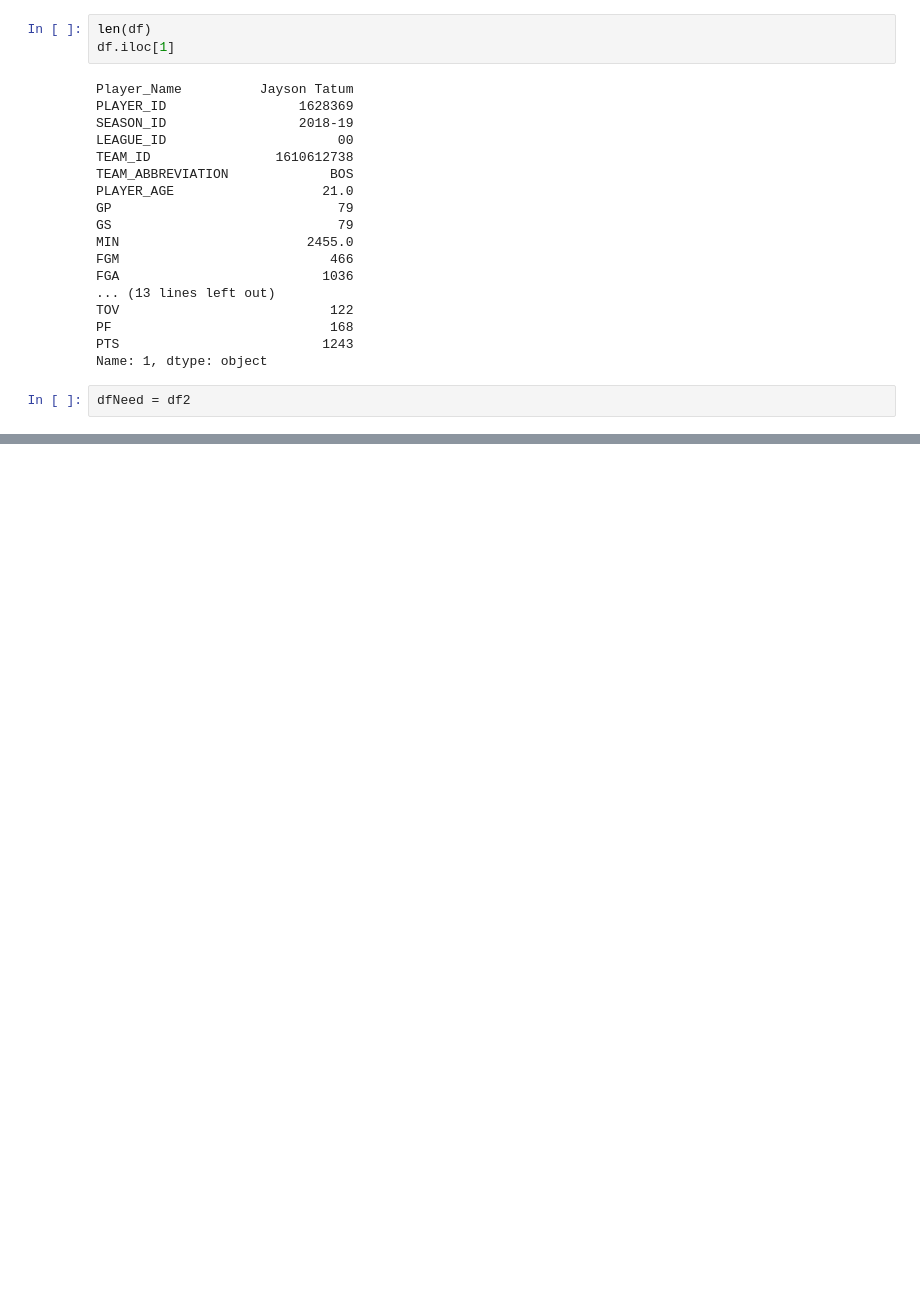
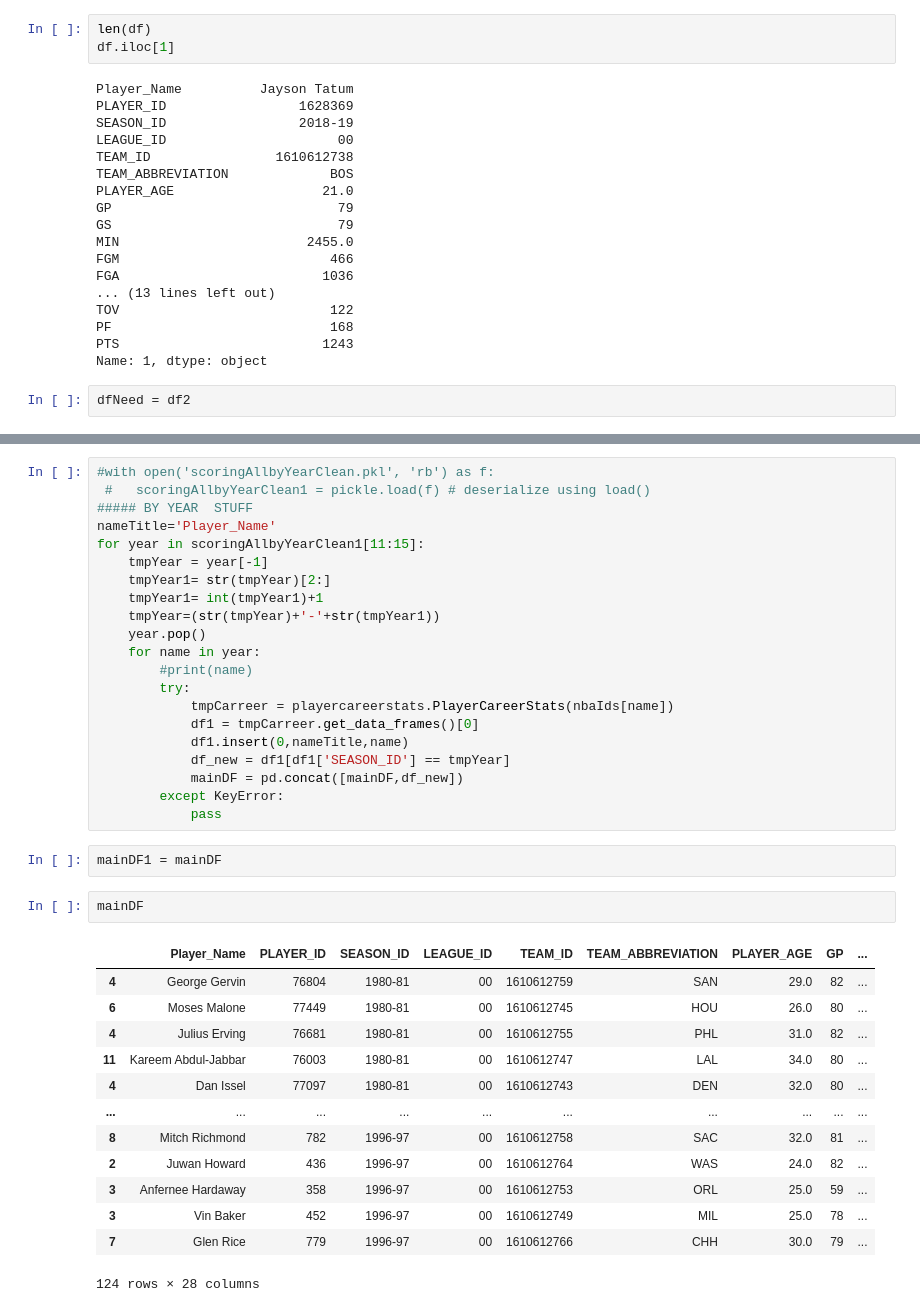
Before and after one commit to ColeSlattery/info24Project, a Jupyter notebook: storingPlayerDFs.ipynb, the cells around one changed output, grey strips where cells are left out. Saved outputs shown, nothing was run; the diff lists cells and outputs as text; blank space fills up the shorter version.

```diff
--- a/storingPlayerDFs.ipynb
+++ b/storingPlayerDFs.ipynb
@@ -363,0 +566,39 @@ for year in scoringAllbyYearClean:
+# %%
+#with open('scoringAllbyYearClean.pkl', 'rb') as f:
+ #   scoringAllbyYearClean1 = pickle.load(f) # deserialize using load()
+##### BY YEAR  STUFF
+nameTitle='Player_Name'
+for year in scoringAllbyYearClean1[11:15]:
+    tmpYear = year[-1]
+    tmpYear1= str(tmpYear)[2:]
+    tmpYear1= int(tmpYear1)+1
+    tmpYear=(str(tmpYear)+'-'+str(tmpYear1))
+    year.pop()
+    for name in year:
+        #print(name)
+        try:
+            tmpCarreer = playercareerstats.PlayerCareerStats(nbaIds[name])
+            df1 = tmpCarreer.get_data_frames()[0]
+            df1.insert(0,nameTitle,name)
+            df_new = df1[df1['SEASON_ID'] == tmpYear]
+            mainDF = pd.concat([mainDF,df_new])
+        except KeyError:
+            pass
+# %%
+mainDF1 = mainDF
+# %%
+mainDF
+# %% [output]
+|  | Player_Name | PLAYER_ID | SEASON_ID | LEAGUE_ID | TEAM_ID | TEAM_ABBREVIATION | PLAYER_AGE | GP | ... |
+| 4 | George Gervin | 76804 | 1980-81 | 00 | 1610612759 | SAN | 29.0 | 82 | ... |
+| 6 | Moses Malone | 77449 | 1980-81 | 00 | 1610612745 | HOU | 26.0 | 80 | ... |
+| 4 | Julius Erving | 76681 | 1980-81 | 00 | 1610612755 | PHL | 31.0 | 82 | ... |
+| 11 | Kareem Abdul-Jabbar | 76003 | 1980-81 | 00 | 1610612747 | LAL | 34.0 | 80 | ... |
+| 4 | Dan Issel | 77097 | 1980-81 | 00 | 1610612743 | DEN | 32.0 | 80 | ... |
+| ... | ... | ... | ... | ... | ... | ... | ... | ... | ... |
+| 8 | Mitch Richmond | 782 | 1996-97 | 00 | 1610612758 | SAC | 32.0 | 81 | ... |
+| 2 | Juwan Howard | 436 | 1996-97 | 00 | 1610612764 | WAS | 24.0 | 82 | ... |
+| 3 | Anfernee Hardaway | 358 | 1996-97 | 00 | 1610612753 | ORL | 25.0 | 59 | ... |
+| 3 | Vin Baker | 452 | 1996-97 | 00 | 1610612749 | MIL | 25.0 | 78 | ... |
+| 7 | Glen Rice | 779 | 1996-97 | 00 | 1610612766 | CHH | 30.0 | 79 | ... |
+124 rows × 28 columns
```
Also changed, not shown: parts of 43 cells of this notebook, 3 other files.
